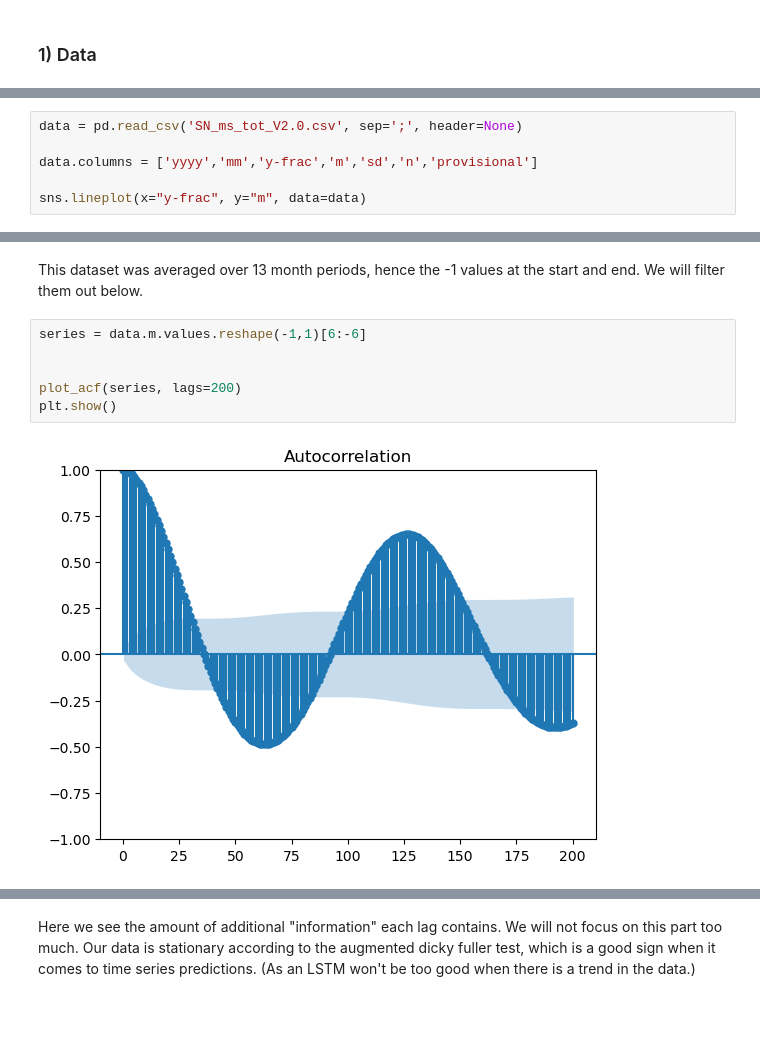
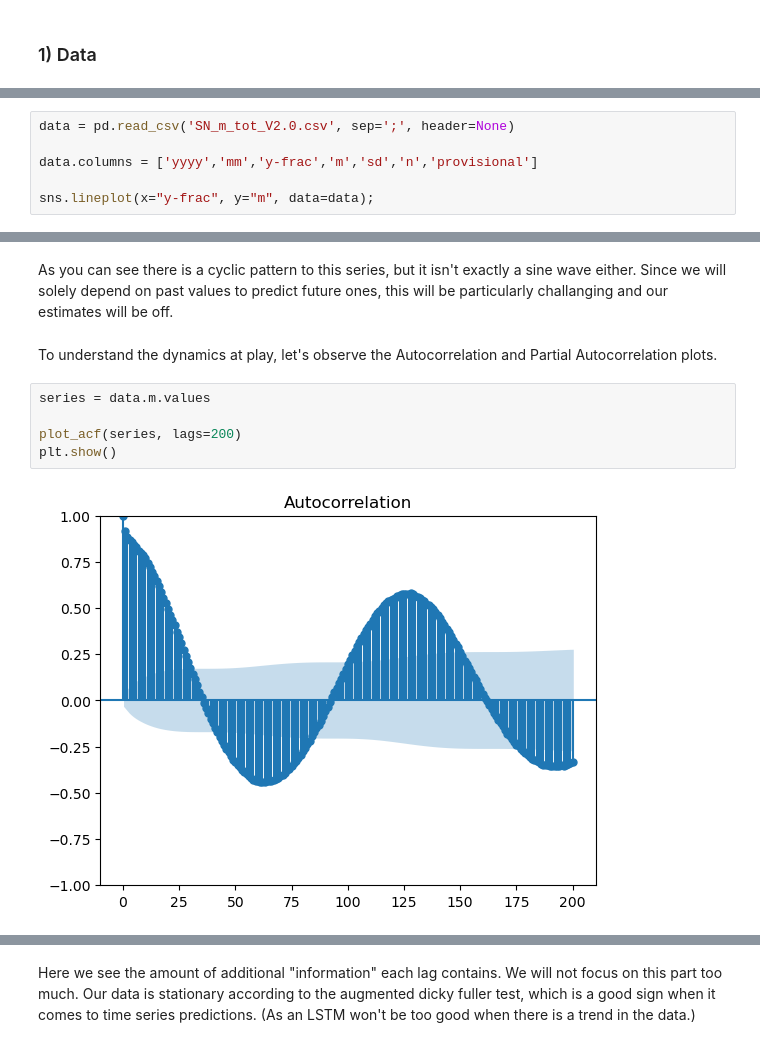
Before and after one commit to volgasezen/di504, a Jupyter notebook: Lab3/2-Lab3_LSTMs.ipynb, the cells around one changed output, grey strips where cells are left out. Drawn from its saved outputs; the diff is of its cells as text; blank space fills up the shorter version.

```diff
--- a/Lab3/2-Lab3_LSTMs.ipynb
+++ b/Lab3/2-Lab3_LSTMs.ipynb
@@ -31,7 +42,7 @@ Here our aim will be to forecast the total number of sunspots on the sun for the
 # %%
-data = pd.read_csv('SN_ms_tot_V2.0.csv', sep=';', header=None)
+data = pd.read_csv('SN_m_tot_V2.0.csv', sep=';', header=None)
 
 data.columns = ['yyyy','mm','y-frac','m','sd','n','provisional']
 
-sns.lineplot(x="y-frac", y="m", data=data)
+sns.lineplot(x="y-frac", y="m", data=data);
 # %% [output]
@@ -40,11 +50,12 @@ sns.lineplot(x="y-frac", y="m", data=data)
-# %% [markdown]
-This dataset was averaged over 13 month periods, hence the -1 values at the start and end. We will filter them out below.
+# %% [markdown]
+As you can see there is a cyclic pattern to this series, but it isn't exactly a sine wave either. Since we will solely depend on past values to predict future ones, this will be particularly challanging and our estimates will be off.
+# %% [markdown]
+To understand the dynamics at play, let's observe the Autocorrelation and Partial Autocorrelation plots.
 # %%
-series = data.m.values.reshape(-1,1)[6:-6]
-
+series = data.m.values
 
 plot_acf(series, lags=200)
 plt.show()
 # %% [output]
-[figure, old version]
+[figure, new version]
 # %% [markdown]
```
Also changed, not shown: parts of 49 cells of this notebook, 4 other files.
